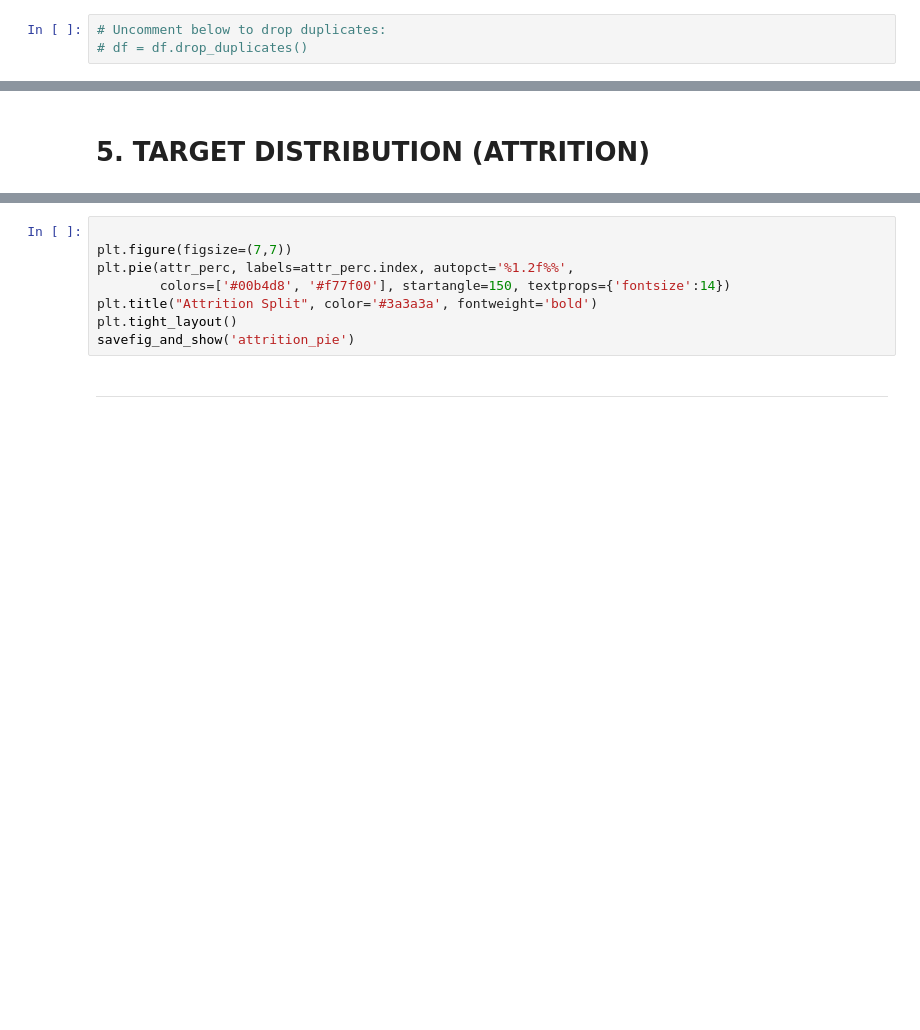
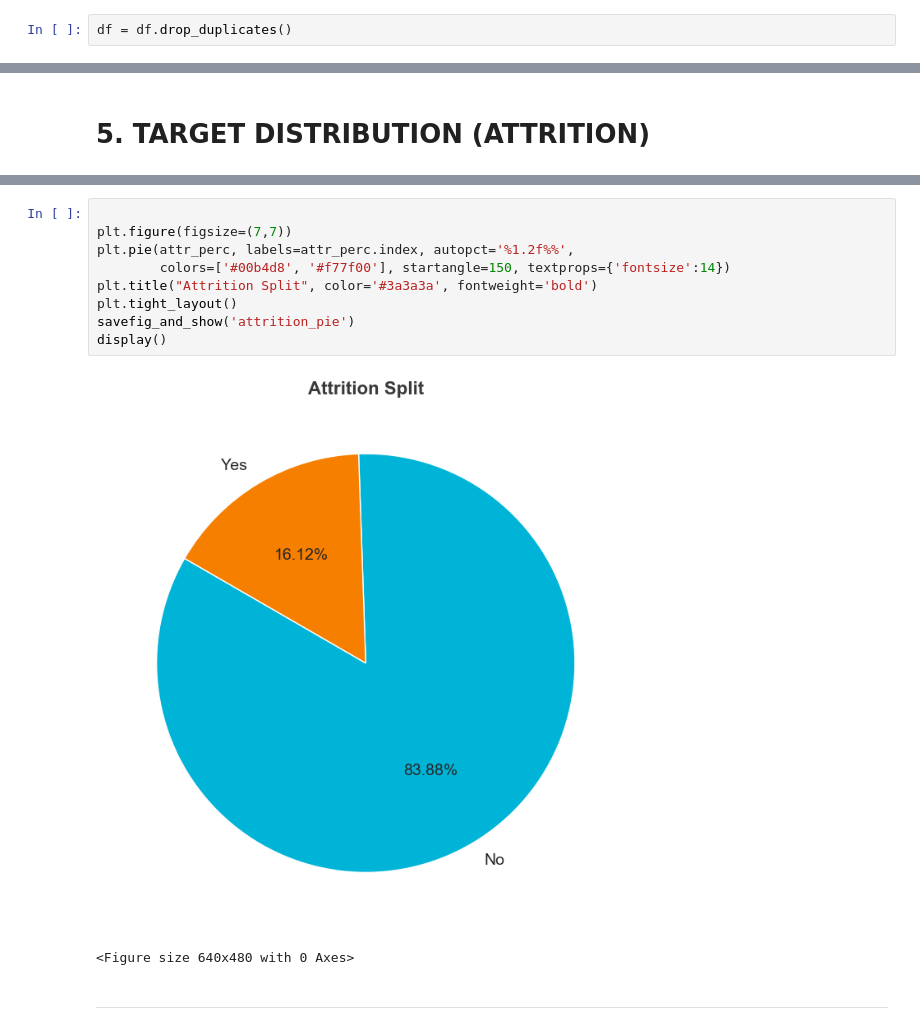
Before and after one commit to priyankadatacodes/hr-employee-attrition-analysis, a Jupyter notebook: notebook/02_exploratory_data_analysis.ipynb, the cells around one changed output, grey strips where cells are left out. Drawn from its saved outputs; the diff is of its cells as text; blank space fills up the shorter version.

```diff
--- a/notebook/02_exploratory_data_analysis.ipynb
+++ b/notebook/02_exploratory_data_analysis.ipynb
@@ -61,6 +91,5 @@ print("\nDuplicate Rows:", df.duplicated().sum())
 # %%
-# Uncomment below to drop duplicates:
-# df = df.drop_duplicates()
+df = df.drop_duplicates()
 # %% [markdown]
 ---
 # %% [markdown]
@@ -94,11 +138,15 @@ savefig_and_show('attrition_percentage_bar')
 # %%
 
 plt.figure(figsize=(7,7))
 plt.pie(attr_perc, labels=attr_perc.index, autopct='%1.2f%%',
         colors=['#00b4d8', '#f77f00'], startangle=150, textprops={'fontsize':14})
 plt.title("Attrition Split", color='#3a3a3a', fontweight='bold')
 plt.tight_layout()
 savefig_and_show('attrition_pie')
+display()
+# %% [output]
+[figure, added]
+<Figure size 640x480 with 0 Axes>
 # %% [markdown]
 ---
 # %% [markdown]
```
Also changed, not shown: parts of 15 cells of this notebook.
